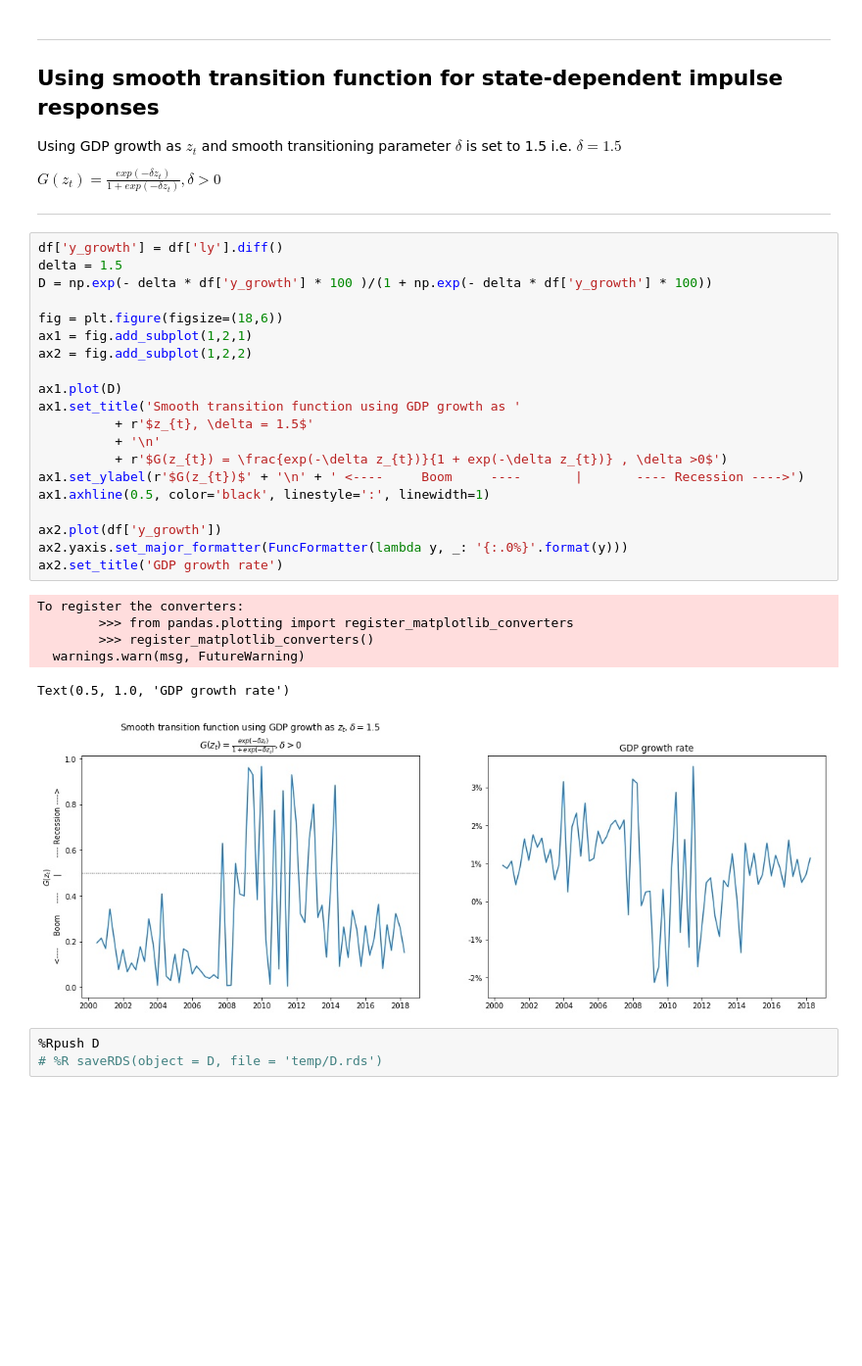
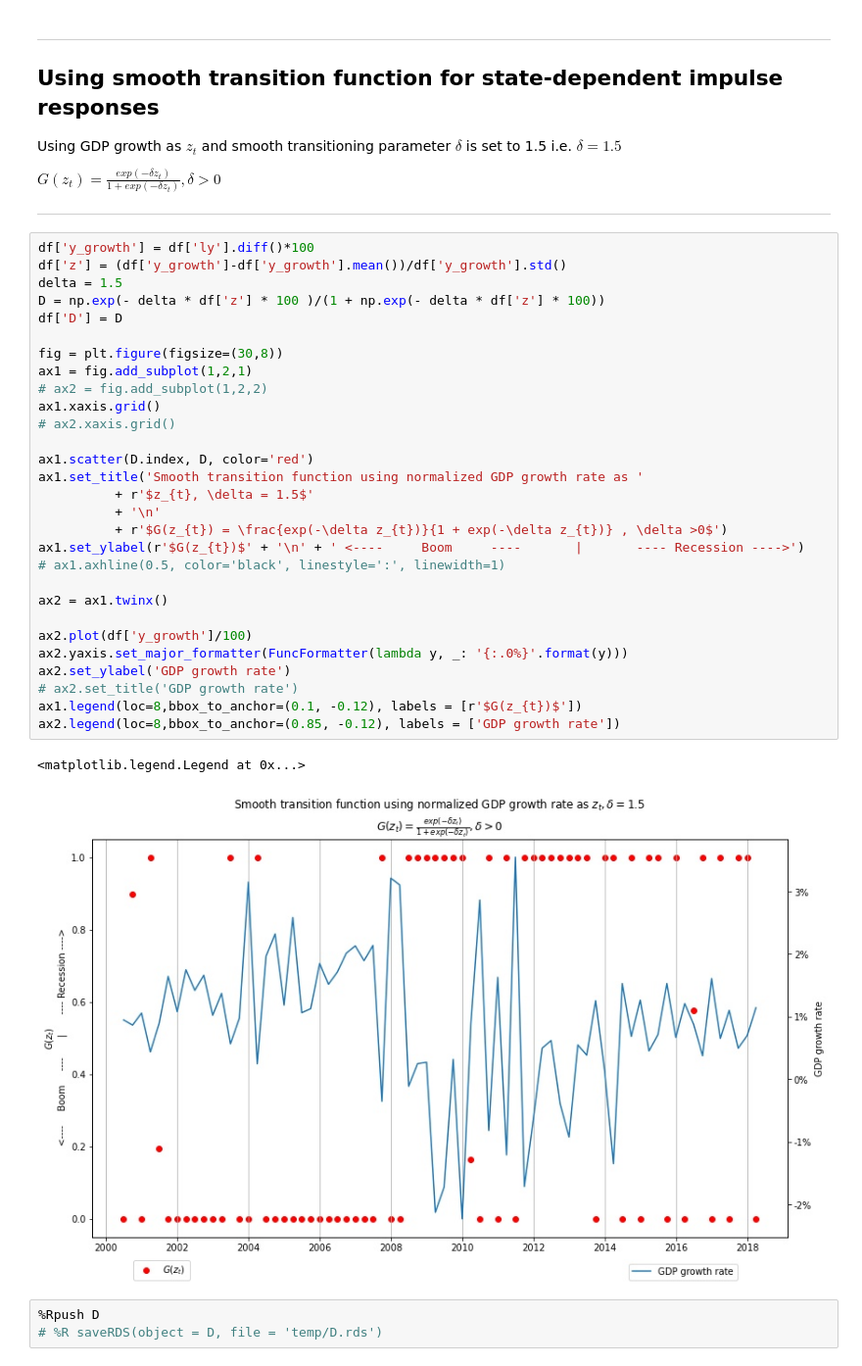
Before and after one commit to htdanil/referenced_to_github, a Jupyter notebook: G0004 Local Projection Practice - Bulgaria.ipynb, the cells around one changed output. Shown at 98% size. Cells and saved outputs as stored; diff of their text form; blank space fills up the shorter version.

Commit message:
G0004 Local Projection Practice - Bulgaria.ipynb : new version of file added with normalized growth rate for smooth transition function

```diff
--- a/G0004 Local Projection Practice - Bulgaria.ipynb
+++ b/G0004 Local Projection Practice - Bulgaria.ipynb
@@ -316,32 +297,37 @@ $G(z_{t}) = \frac{exp(-\delta z_{t})}{1 + exp(-\delta z_{t})} , \delta >0$
 
 ---
 # %%
-df['y_growth'] = df['ly'].diff()
+df['y_growth'] = df['ly'].diff()*100
+df['z'] = (df['y_growth']-df['y_growth'].mean())/df['y_growth'].std()
 delta = 1.5
-D = np.exp(- delta * df['y_growth'] * 100 )/(1 + np.exp(- delta * df['y_growth'] * 100))
+D = np.exp(- delta * df['z'] * 100 )/(1 + np.exp(- delta * df['z'] * 100))
+df['D'] = D
 
-fig = plt.figure(figsize=(18,6))
+fig = plt.figure(figsize=(30,8))
 ax1 = fig.add_subplot(1,2,1)
-ax2 = fig.add_subplot(1,2,2)
+# ax2 = fig.add_subplot(1,2,2)
+ax1.xaxis.grid()
+# ax2.xaxis.grid()
 
-ax1.plot(D)
-ax1.set_title('Smooth transition function using GDP growth as '
+ax1.scatter(D.index, D, color='red')
+ax1.set_title('Smooth transition function using normalized GDP growth rate as '
           + r'$z_{t}, \delta = 1.5$'
           + '\n'
           + r'$G(z_{t}) = \frac{exp(-\delta z_{t})}{1 + exp(-\delta z_{t})} , \delta >0$')
 ax1.set_ylabel(r'$G(z_{t})$' + '\n' + ' <----     Boom     ----       |       ---- Recession ---->')
-ax1.axhline(0.5, color='black', linestyle=':', linewidth=1)
+# ax1.axhline(0.5, color='black', linestyle=':', linewidth=1)
 
-ax2.plot(df['y_growth'])
+ax2 = ax1.twinx()
+
+ax2.plot(df['y_growth']/100)
 ax2.yaxis.set_major_formatter(FuncFormatter(lambda y, _: '{:.0%}'.format(y)))
-ax2.set_title('GDP growth rate')
+ax2.set_ylabel('GDP growth rate')
+# ax2.set_title('GDP growth rate')
+ax1.legend(loc=8,bbox_to_anchor=(0.1, -0.12), labels = [r'$G(z_{t})$'])
+ax2.legend(loc=8,bbox_to_anchor=(0.85, -0.12), labels = ['GDP growth rate'])
 # %% [output]
-To register the converters:
-        >>> from pandas.plotting import register_matplotlib_converters
-        >>> register_matplotlib_converters()
-  warnings.warn(msg, FutureWarning)
+<matplotlib.legend.Legend at 0x...>
-Text(0.5, 1.0, 'GDP growth rate')
-[figure, old version]
+[figure, new version]
 # %%
 %Rpush D
 # %R saveRDS(object = D, file = 'temp/D.rds')
```
Also changed, not shown: parts of 6 cells of this notebook.
